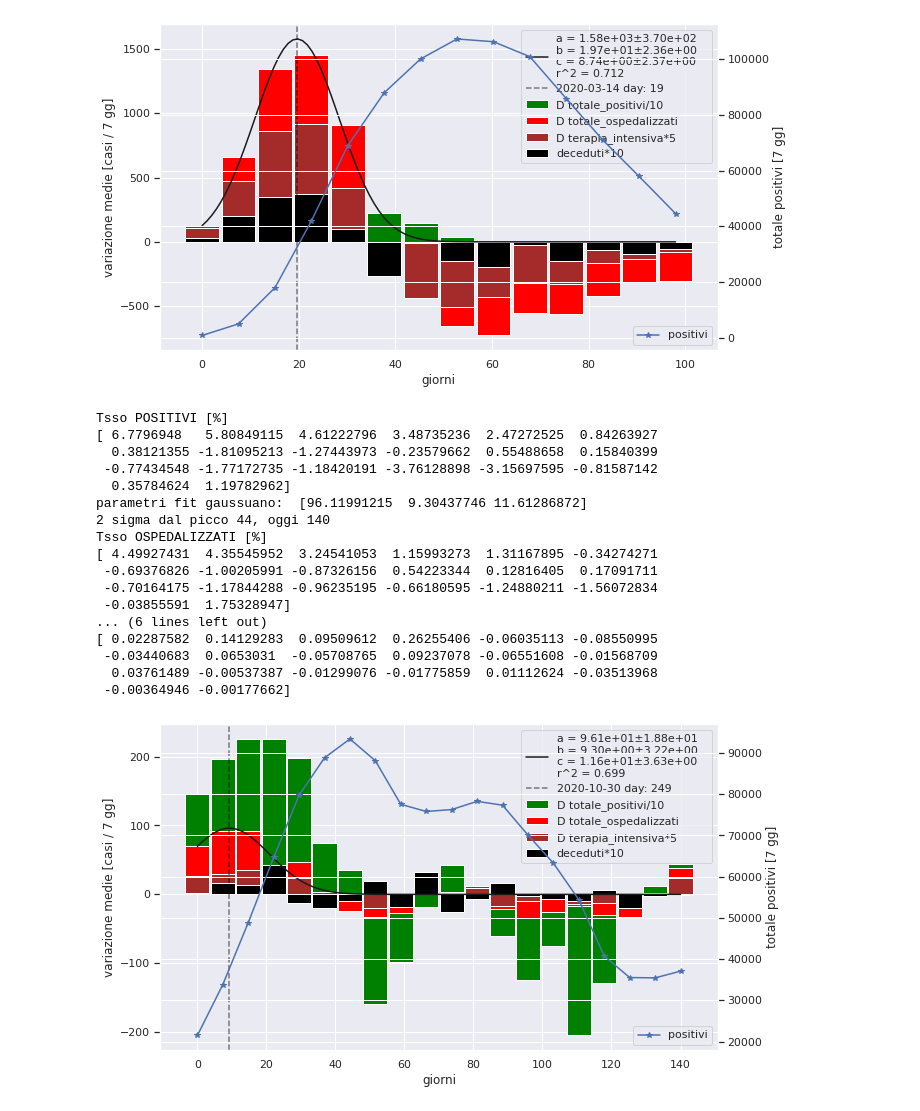
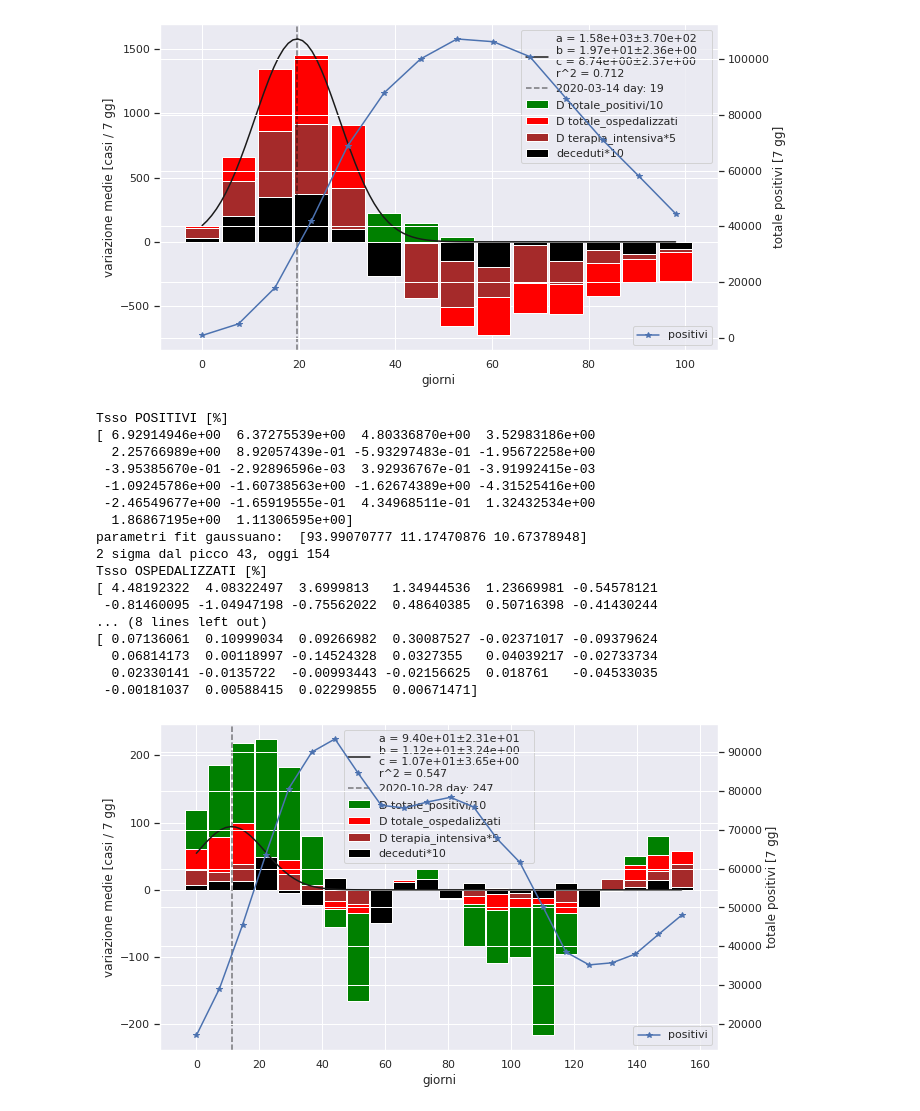
Before and after one commit to gmazzitelli/GSN2, a Jupyter notebook: R_th.ipynb, the cells around one changed output. Saved outputs shown, nothing was run; the diff lists cells and outputs as text; code cells hidden in the pictures.

```diff
--- a/R_th.ipynb
+++ b/R_th.ipynb
@@ -125,18 +125,19 @@ dr.tail()
 # %%
 fig, ax = plt.subplots(figsize=(10,6))
-
+N = 14
+d = 7
 what = 'nuovi_positivi'
 what = 'ricoverati_con_sintomi' # faq ISS https://www.iss.it/primo-piano/-/asset_publisher/o4oGR9qmvUz9/content/faq-sul-calcolo-del-rt
 data = df[what][-100:]
-x , y = Rth(data)
+x , y = Rth(data, N, d)
 ax.errorbar(x , y, yerr=0, fmt='b.--', label='$R_{th}$'+' Italia: {0:.2f}'.format(y[-1]))
 
 data = Lombardia[what][-100:]
-x , y = Rth(data)
+x , y = Rth(data, N, d)
 ax.errorbar(x, y, yerr=0, fmt='g^:', label='$R_{th}$'+' Lombardia: {0:.2f}'.format(y[-1]))
 
 data = Lazio[what][-100:]
-x , y = Rth(data)
+x , y = Rth(data, N, d)
 ax.errorbar(x , y, yerr=0, fmt='ko--', label='$R_{th}$'+' Lazio: {0:.2f}'.format(y[-1]))
 
 ax.axhline(1, color='red')
@@ -169,7 +170,7 @@ for r in range(0, len(regioni)):
   drt = dr.loc[(dr['denominazione_regione'] == regioni[r])].sort_values(by="data").copy()
 
   data = np.array(drt['ricoverati_con_sintomi'])
-  x , y = Rth(data)
+  x , y = Rth(data, 7, 7)
   RthL.append(y[-1])
   average_day=7
   ax[0].errorbar(x[-days:], y[-days:], yerr=0, fmt=col[r], label='{0:s}: {1:.2f}'.format(regioni[r],y[-1]))
@@ -196,6 +197,7 @@ ax[0].set_xlabel('giorni', horizontalalignment = 'left', x=0.8)
 ax[1].set_xlabel('giorni', horizontalalignment = 'left', x=0.8)
 ax[0].set_ylabel('$R_{th}$', horizontalalignment = 'left', x=0.8)
 ax[1].set_ylabel('casi/100.000 abitanti')
+ax[1].axhline(250, color='red')
 ax[1].legend(loc=2, prop={'size': 8})
 #ax[1].grid()
 ax[2].set_ylabel('% positivi')
@@ -345,26 +347,26 @@ Tsso DECEDUTI [%]
 [figure]
 # %%
 # Lazio
-do_av_plot(df=Lazio, average_day = 7, day_start = 140)
+do_av_plot(df=Lazio, average_day = 7, day_start = 160)
 # %% [output]
 Tsso POSITIVI [%]
-[ 6.7796948   5.80849115  4.61222796  3.48735236  2.47272525  0.84263927
-  0.38121355 -1.81095213 -1.27443973 -0.23579662  0.55488658  0.15840399
- -0.77434548 -1.77172735 -1.18420191 -3.76128898 -3.15697595 -0.81587142
-  0.35784624  1.19782962]
-parametri fit gaussuano:  [96.11991215  9.30437746 11.61286872]
-2 sigma dal picco 44, oggi 140
+[ 6.92914946e+00  6.37275539e+00  4.80336870e+00  3.52983186e+00
+  2.25766989e+00  8.92057439e-01 -5.93297483e-01 -1.95672258e+00
+ -3.95385670e-01 -2.92896596e-03  3.92936767e-01 -3.91992415e-03
+ -1.09245786e+00 -1.60738563e+00 -1.62674389e+00 -4.31525416e+00
+ -2.46549677e+00 -1.65919555e-01  4.34968511e-01  1.32432534e+00
+  1.86867195e+00  1.11306595e+00]
+parametri fit gaussuano:  [93.99070777 11.17470876 10.67378948]
+2 sigma dal picco 43, oggi 154
 Tsso OSPEDALIZZATI [%]
-[ 4.49927431  4.35545952  3.24541053  1.15993273  1.31167895 -0.34274271
- -0.69376826 -1.00205991 -0.87326156  0.54223344  0.12816405  0.17091711
- -0.70164175 -1.17844288 -0.96235195 -0.66180595 -1.24880211 -1.56072834
- -0.03855591  1.75328947]
-... (6 lines left out)
-[ 0.02287582  0.14129283  0.09509612  0.26255406 -0.06035113 -0.08550995
- -0.03440683  0.0653031  -0.05708765  0.09237078 -0.06551608 -0.01568709
-  0.03761489 -0.00537387 -0.01299076 -0.01775859  0.01112624 -0.03513968
- -0.00364946 -0.00177662]
+[ 4.48192322  4.08322497  3.6999813   1.34944536  1.23669981 -0.54578121
+ -0.81460095 -1.04947198 -0.75562022  0.48640385  0.50716398 -0.41430244
+... (8 lines left out)
+[ 0.07136061  0.10999034  0.09266982  0.30087527 -0.02371017 -0.09379624
+  0.06814173  0.00118997 -0.14524328  0.0327355   0.04039217 -0.02733734
+  0.02330141 -0.0135722  -0.00993443 -0.02156625  0.018761   -0.04533035
+ -0.00181037  0.00588415  0.02299855  0.00671471]
-[figure, old version]
+[figure, new version]
 # %%
 def predicGem(df=df, P_start=220, P_max = 285, slope=1):
   fig, ax = plt.subplots(figsize=(10,6))
```
Also changed, not shown: parts of 18 cells of this notebook.
